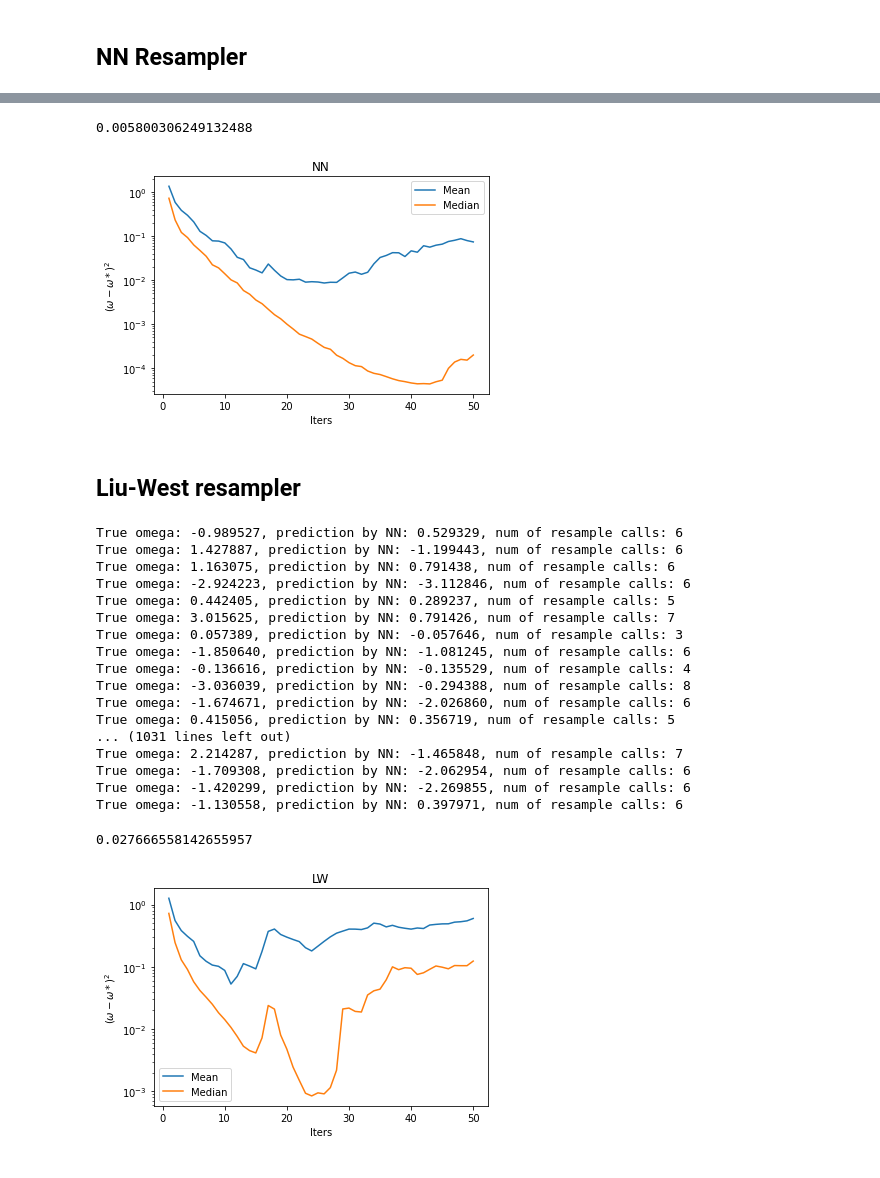
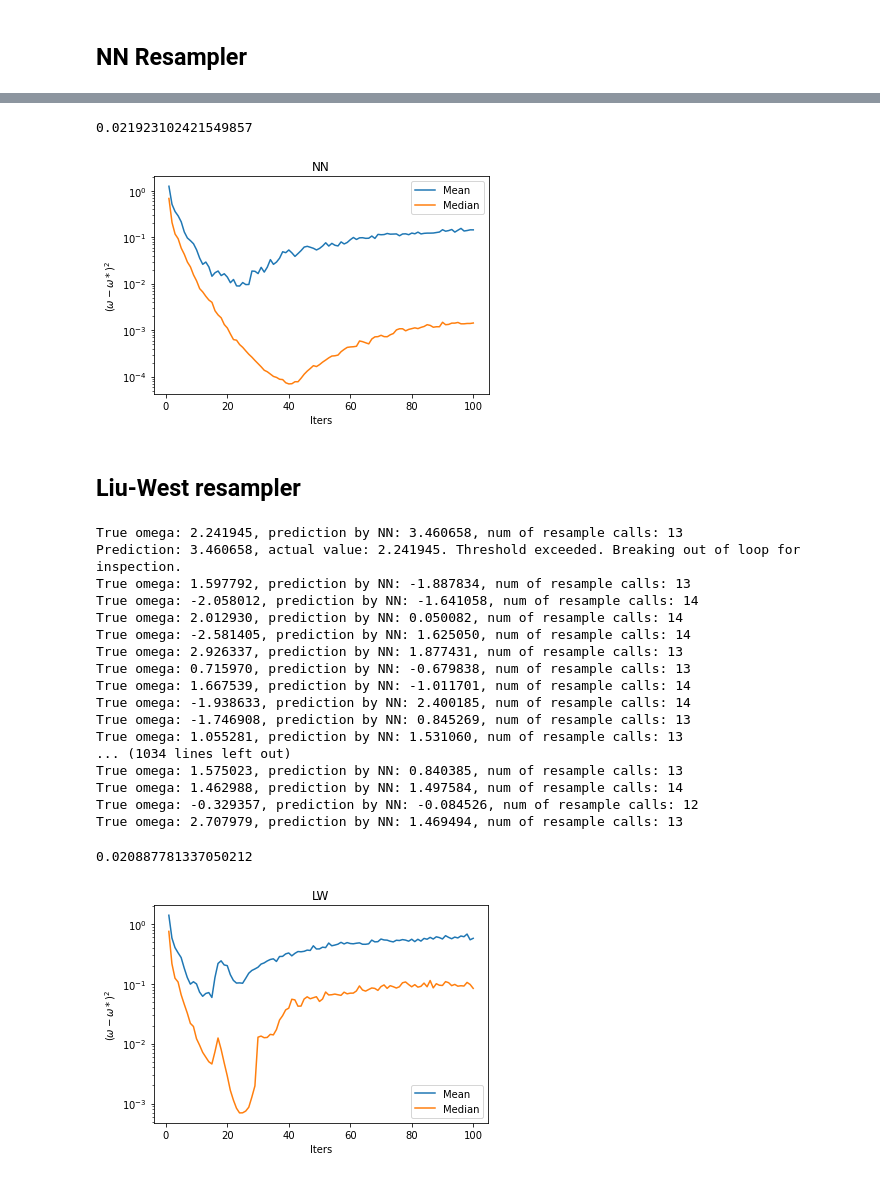
Before and after one commit to ajrheng/smc-nn-resampler, a Jupyter notebook: run-bayesian-phase-est.ipynb, the cells around one changed output, grey strips where cells are left out. Cells and saved outputs as stored; diff of their text form; code cells hidden in the pictures.

```diff
--- a/run-bayesian-phase-est.ipynb
+++ b/run-bayesian-phase-est.ipynb
@@ -17,7 +17,7 @@ cuda:0
 from nn_resampler import nn_resampler
 from phase_est_smc import phase_est_smc
 # %%
-num_particles = 1000 # number of SMC particles (num of w points)
+num_particles = 100 # number of SMC particles (num of w points)
 num_samples = 10000 # number of samples to draw from the particle distribution (to be binned)
 num_bins = 100 # number of bins
 n_iters = 1000 # number of different omega*
@@ -76,8 +76,7 @@ for i in range(n_iters):
     nn_data.append(smc.data)
     nn_pred_list.append(smc.curr_omega_est)
 
-    if abs(smc.curr_omega_est) - abs(omega_star) > 1:
+    if np.abs(smc.curr_omega_est) - np.abs(omega_star) > 1:
         print("Prediction: {:f}, actual value: {:f}. Threshold exceeded. Breaking out of loop for inspection.".
              format(smc.curr_omega_est, omega_star))
-#         break
 # %% [output]
@@ -101,10 +100,10 @@ True omega: 2.951341, prediction by NN: 2.954668, num of resample calls: 2
 # %%
-nn_mse = np.mean( abs(np.array(omega_star_list)) - abs(np.array(nn_pred_list)) ) ** 2
+nn_mse = np.mean( np.abs(np.array(omega_star_list)) - np.abs(np.array(nn_pred_list)) ) ** 2
 print(nn_mse)
 # %% [output]
-0.005800306249132488
+0.021923102421549857
 # %%
-nn_data_squared = ( abs(np.array(nn_data)) - abs(np.array(omega_star_list)).reshape(-1,1)) ** 2
+nn_data_squared = ( np.abs(np.array(nn_data)) - np.abs(np.array(omega_star_list)).reshape(-1,1)) ** 2
 nn_data_mean = np.mean(nn_data_squared, axis=0)
 nn_data_median = np.median(nn_data_squared, axis =0)
 
@@ -119,7 +118,7 @@ plt.xlabel("Iters")
 plt.ylabel("$(\omega - \omega*)^2$")
 plt.show()
 # %% [output]
-[figure, old version]
+[figure, new version]
 # %% [markdown]
 ## Liu-West resampler
 # %%
@@ -167,47 +166,46 @@ for i in range(n_iters):
     lw_data.append(smc.data)
     lw_pred_list.append(smc.curr_omega_est)
 
-    if abs(smc.curr_omega_est) - abs(omega_star) > 1:
+    if np.abs(smc.curr_omega_est) - np.abs(omega_star) > 1:
         print("Prediction: {:f}, actual value: {:f}. Threshold exceeded. Breaking out of loop for inspection.".
              format(smc.curr_omega_est, omega_star))
-#         break
 # %% [output]
-True omega: -0.989527, prediction by NN: 0.529329, num of resample calls: 6
-True omega: 1.427887, prediction by NN: -1.199443, num of resample calls: 6
-True omega: 1.163075, prediction by NN: 0.791438, num of resample calls: 6
-True omega: -2.924223, prediction by NN: -3.112846, num of resample calls: 6
-True omega: 0.442405, prediction by NN: 0.289237, num of resample calls: 5
-True omega: 3.015625, prediction by NN: 0.791426, num of resample calls: 7
-True omega: 0.057389, prediction by NN: -0.057646, num of resample calls: 3
-True omega: -1.850640, prediction by NN: -1.081245, num of resample calls: 6
-True omega: -0.136616, prediction by NN: -0.135529, num of resample calls: 4
-True omega: -3.036039, prediction by NN: -0.294388, num of resample calls: 8
-True omega: -1.674671, prediction by NN: -2.026860, num of resample calls: 6
-True omega: 0.415056, prediction by NN: 0.356719, num of resample calls: 5
-... (1031 lines left out)
-True omega: 2.214287, prediction by NN: -1.465848, num of resample calls: 7
-True omega: -1.709308, prediction by NN: -2.062954, num of resample calls: 6
-True omega: -1.420299, prediction by NN: -2.269855, num of resample calls: 6
-True omega: -1.130558, prediction by NN: 0.397971, num of resample calls: 6
+True omega: 2.241945, prediction by NN: 3.460658, num of resample calls: 13
+Prediction: 3.460658, actual value: 2.241945. Threshold exceeded. Breaking out of loop for inspection.
+True omega: 1.597792, prediction by NN: -1.887834, num of resample calls: 13
+True omega: -2.058012, prediction by NN: -1.641058, num of resample calls: 14
+True omega: 2.012930, prediction by NN: 0.050082, num of resample calls: 14
+True omega: -2.581405, prediction by NN: 1.625050, num of resample calls: 14
+True omega: 2.926337, prediction by NN: 1.877431, num of resample calls: 13
+True omega: 0.715970, prediction by NN: -0.679838, num of resample calls: 13
+True omega: 1.667539, prediction by NN: -1.011701, num of resample calls: 14
+True omega: -1.938633, prediction by NN: 2.400185, num of resample calls: 14
+True omega: -1.746908, prediction by NN: 0.845269, num of resample calls: 13
+True omega: 1.055281, prediction by NN: 1.531060, num of resample calls: 13
+... (1034 lines left out)
+True omega: 1.575023, prediction by NN: 0.840385, num of resample calls: 13
+True omega: 1.462988, prediction by NN: 1.497584, num of resample calls: 14
+True omega: -0.329357, prediction by NN: -0.084526, num of resample calls: 12
+True omega: 2.707979, prediction by NN: 1.469494, num of resample calls: 13
 # %%
-lw_mse = np.mean( abs(np.array(omega_star_list)) - abs(np.array(lw_pred_list))) ** 2
+lw_mse = np.mean( np.abs(np.array(omega_star_list)) - np.abs(np.array(lw_pred_list))) ** 2
 print(lw_mse)
 # %% [output]
-0.027666558142655957
+0.020887781337050212
 # %%
-lw_data_squared = ( abs(np.array(lw_data)) - abs(np.array(omega_star_list)).reshape(-1,1)) ** 2
+lw_data_squared = ( np.abs(np.array(lw_data)) - np.abs(np.array(omega_star_list)).reshape(-1,1)) ** 2
 lw_data_mean = np.mean(lw_data_squared, axis=0)
 lw_data_median = np.median(lw_data_squared, axis =0)
 
 num_data_points = lw_data_squared.shape[1]
 
 plt.plot(np.arange(1,num_data_points+1, dtype=int), lw_data_mean, label='Mean')
 plt.plot(np.arange(1,num_data_points+1, dtype=int), lw_data_median, label='Median')
 plt.legend()
 plt.title("LW")
 plt.xlabel("Iters")
 plt.ylabel("$(\omega - \omega*)^2$")
 plt.yscale('log')
 plt.show()
 # %% [output]
-[figure, old version]
+[figure, new version]
```
Also changed, not shown: parts of 1 cell of this notebook, 1 other file.
